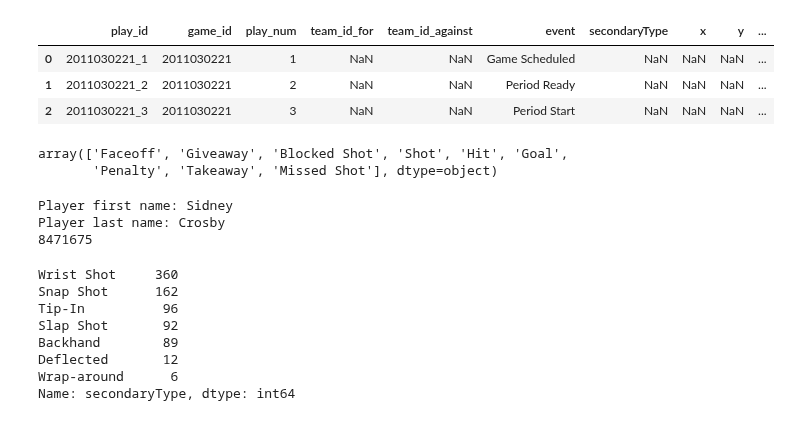
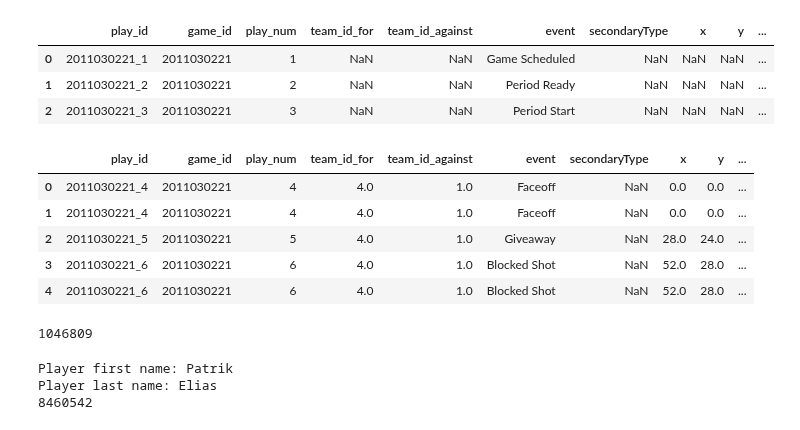
Before and after one commit to DanOakStats/NHL, a Jupyter notebook: data_cleaning.ipynb, the cells around one changed output. Saved outputs shown, nothing was run; the diff lists cells and outputs as text; code cells hidden in the pictures.

```diff
--- a/data_cleaning.ipynb
+++ b/data_cleaning.ipynb
@@ -463,12 +463,20 @@ game_plays.head(3)
 | 1 | 2011030221_2 | 2011030221 | 2 | NaN | NaN | Period Ready | NaN | NaN | NaN | ... |
 | 2 | 2011030221_3 | 2011030221 | 3 | NaN | NaN | Period Start | NaN | NaN | NaN | ... |
 # %%
-teste = pd.merge(game_plays, game_plays_player[['player_id', 'play_id','game_id']], on='game_id')
+plays = pd.merge(game_plays, game_plays_player[['player_id', 'play_id']], on='play_id')
-# %%
-teste['event'].uniqueue()
-# %% [output]
-array(['Faceoff', 'Giveaway', 'Blocked Shot', 'Shot', 'Hit', 'Goal',
-       'Penalty', 'Takeaway', 'Missed Shot'], dtype=object)
+# %%
+plays.head()
+# %% [output]
+|  | play_id | game_id | play_num | team_id_for | team_id_against | event | secondaryType | x | y | ... |
+| 0 | 2011030221_4 | 2011030221 | 4 | 4.0 | 1.0 | Faceoff | NaN | 0.0 | 0.0 | ... |
+| 1 | 2011030221_4 | 2011030221 | 4 | 4.0 | 1.0 | Faceoff | NaN | 0.0 | 0.0 | ... |
+| 2 | 2011030221_5 | 2011030221 | 5 | 4.0 | 1.0 | Giveaway | NaN | 28.0 | 24.0 | ... |
+| 3 | 2011030221_6 | 2011030221 | 6 | 4.0 | 1.0 | Blocked Shot | NaN | 52.0 | 28.0 | ... |
+| 4 | 2011030221_6 | 2011030221 | 6 | 4.0 | 1.0 | Blocked Shot | NaN | 52.0 | 28.0 | ... |
+# %%
+teste['description'].nunique()
+# %% [output]
+1046809
 # %%
 name_id = player_info.set_index('player_name')['player_id'].to_dict()
 # %%
@@ -485,20 +493,11 @@ print(id_player)
 # subset com os dados do jogador selecionado
 player_shots = teste[(teste['player_id']==id_player) & (teste['event']=='Goal')]
 # %% [output]
-Player first name: Sidney
-Player last name: Crosby
-8471675
+Player first name: Patrik
+Player last name: Elias
+8460542
 # %%
 player_shots['secondaryType'].value_counts()
-# %% [output]
-Wrist Shot     360
-Snap Shot      162
-Tip-In          96
-Slap Shot       92
-Backhand        89
-Deflected       12
-Wrap-around      6
-Name: secondaryType, dtype: int64
 # %%
 img = plt.imread('images/HockeyRink-Zones.png')
 fig, ax = plt.subplots(figsize=(9, 10))
```
Also changed, not shown: parts of 19 cells of this notebook.
